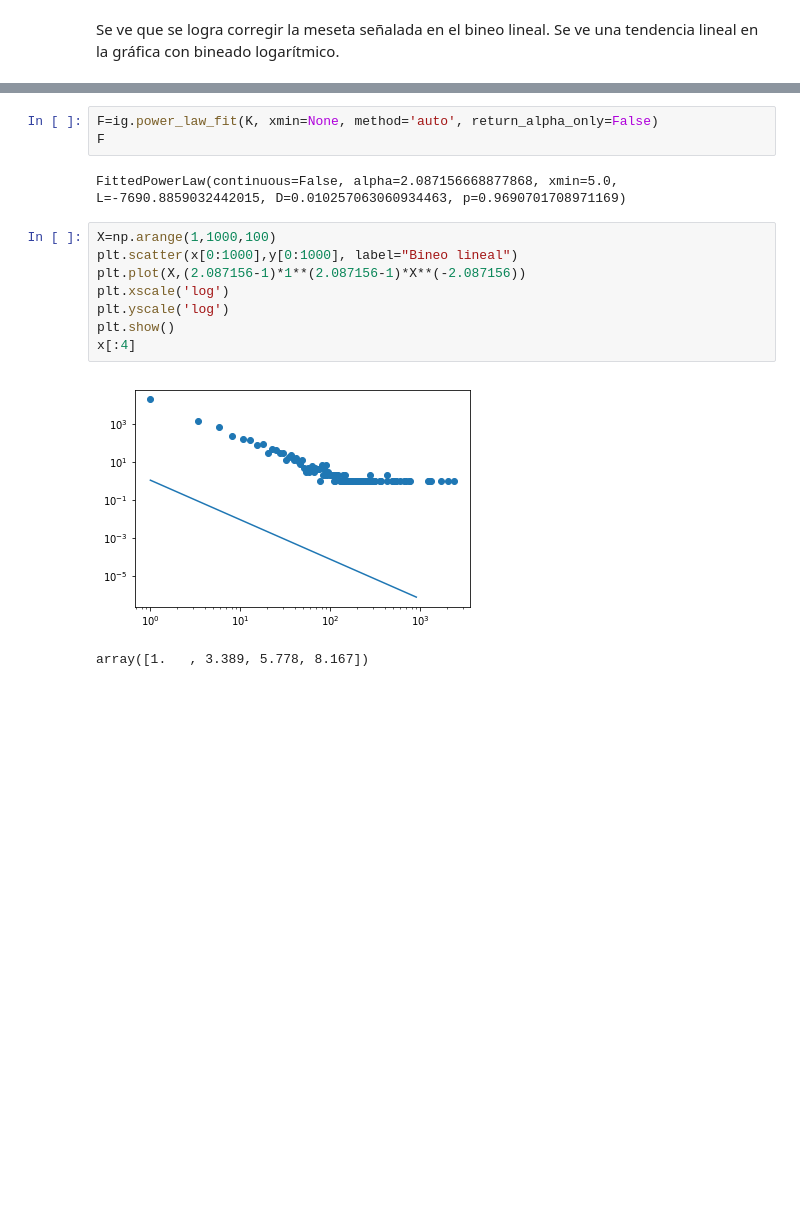
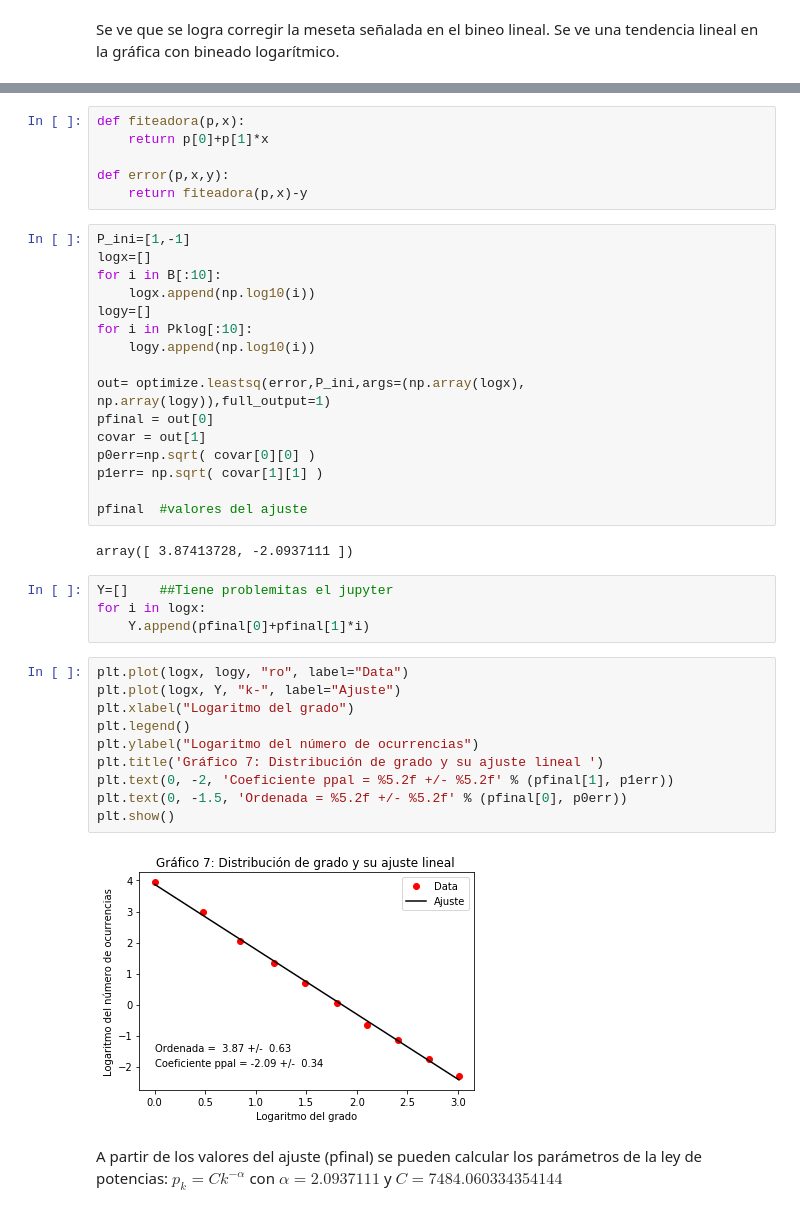
Before and after one commit to vms10/redestcs, a Jupyter notebook: Ejercicio3.ipynb, the cells around one changed output, grey strips where cells are left out. Cells and saved outputs as stored; diff of their text form; blank space fills up the shorter version.

```diff
--- a/Ejercicio3.ipynb
+++ b/Ejercicio3.ipynb
@@ -176,16 +175,42 @@ import igraph as ig
-# %%
-F=ig.power_law_fit(K, xmin=None, method='auto', return_alpha_only=False)
-F
-# %% [output]
-FittedPowerLaw(continuous=False, alpha=2.087156668877868, xmin=5.0, L=-7690.8859032442015, D=0.010257063060934463, p=0.9690701708971169)
-# %%
-X=np.arange(1,1000,100)
-plt.scatter(x[0:1000],y[0:1000], label="Bineo lineal")
-plt.plot(X,(2.087156-1)*1**(2.087156-1)*X**(-2.087156))
-plt.xscale('log')
-plt.yscale('log')
-plt.show()
-x[:4]
-# %% [output]
-[figure, removed]
-array([1.   , 3.389, 5.778, 8.167])
+# %%
+def fiteadora(p,x):
+    return p[0]+p[1]*x
+
+def error(p,x,y):
+    return fiteadora(p,x)-y
+# %%
+P_ini=[1,-1]
+logx=[]
+for i in B[:10]:
+    logx.append(np.log10(i))
+logy=[]
+for i in Pklog[:10]:
+    logy.append(np.log10(i))
+
+out= optimize.leastsq(error,P_ini,args=(np.array(logx), np.array(logy)),full_output=1)
+pfinal = out[0]
+covar = out[1]
+p0err=np.sqrt( covar[0][0] )
+p1err= np.sqrt( covar[1][1] )
+
+pfinal  #valores del ajuste
+# %% [output]
+array([ 3.87413728, -2.0937111 ])
+# %%
+Y=[]    ##Tiene problemitas el jupyter
+for i in logx:
+    Y.append(pfinal[0]+pfinal[1]*i)
+# %%
+plt.plot(logx, logy, "ro", label="Data")
+plt.plot(logx, Y, "k-", label="Ajuste")
+plt.xlabel("Logaritmo del grado")
+plt.legend()
+plt.ylabel("Logaritmo del número de ocurrencias")
+plt.title('Gráfico 7: Distribución de grado y su ajuste lineal ')
+plt.text(0, -2, 'Coeficiente ppal = %5.2f +/- %5.2f' % (pfinal[1], p1err))
+plt.text(0, -1.5, 'Ordenada = %5.2f +/- %5.2f' % (pfinal[0], p0err))
+plt.show()
+# %% [output]
+[figure, added]
+# %% [markdown]
+A partir de los valores del ajuste (pfinal) se pueden calcular los parámetros de la ley de potencias: $p_k=Ck^{-\alpha}$ con $\alpha=2.0937111$ y $C=7484.060334354144$
```
Also changed, not shown: parts of 5 cells of this notebook.
